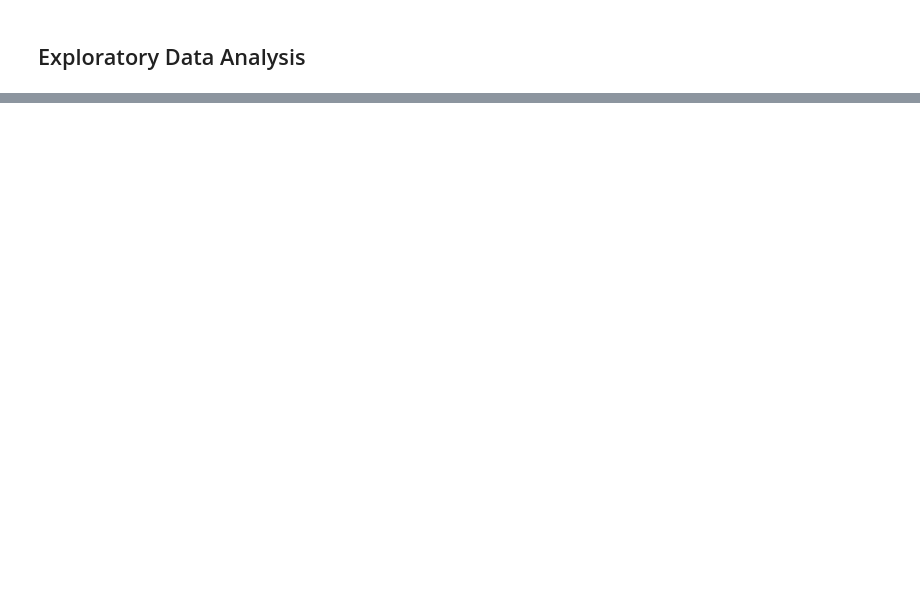
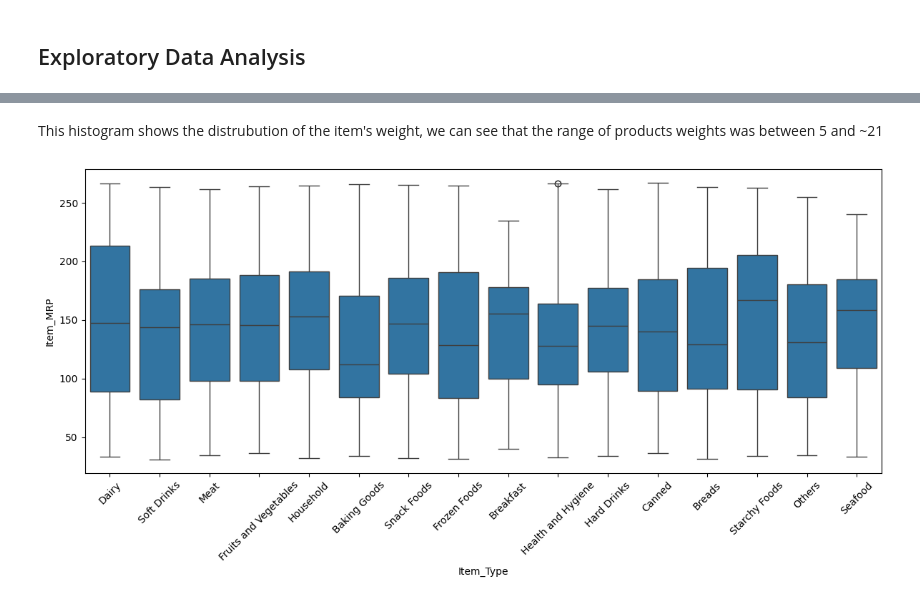
Before and after one commit to QossayShtaiwi/Prediction-of-Product-Sales, a Jupyter notebook: Prediction_of_Product_Sales.ipynb, the cells around one changed output, grey strips where cells are left out. Saved outputs shown, nothing was run; the diff lists cells and outputs as text; code cells hidden in the pictures; blank space fills up the shorter version.

```diff
--- a/Prediction_of_Product_Sales.ipynb
+++ b/Prediction_of_Product_Sales.ipynb
@@ -213,0 +244,9 @@ num_col_stats
+# %% [markdown]
+This histogram shows the distrubution of the item's weight, we can see that the range of products weights was between 5 and ~21
+# %%
+fig, ax = plt.subplots(figsize=(12, 6))
+sns.boxplot(data = df, y='Item_MRP', x= 'Item_Type')
+plt.xticks(rotation=45)
+plt.tight_layout();
+# %% [output]
+[figure, added]
```
Also changed, not shown: parts of 80 cells of this notebook.
